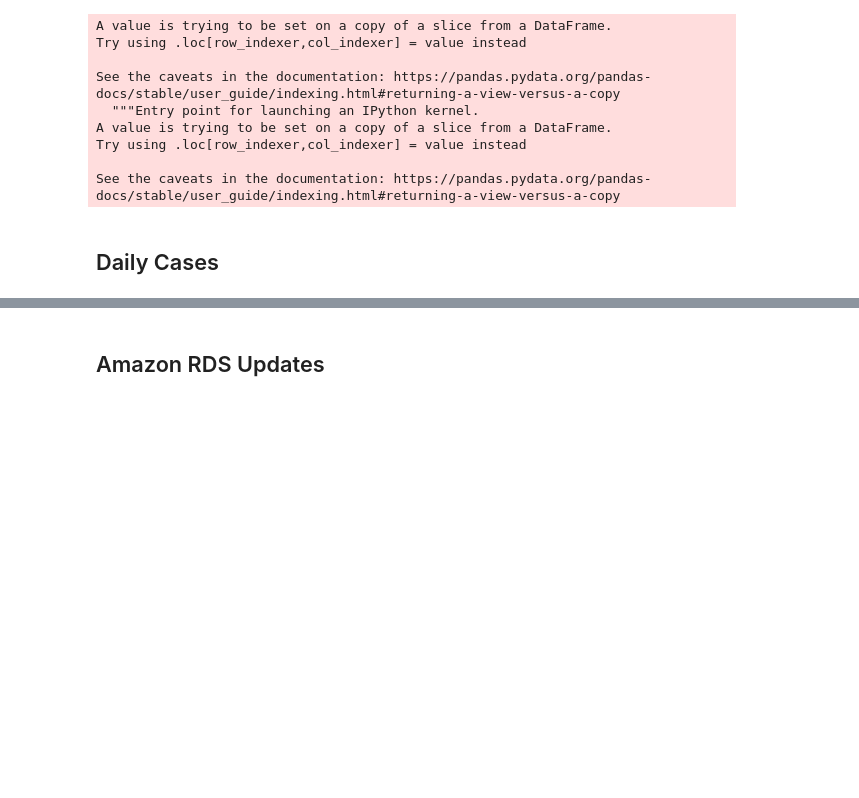
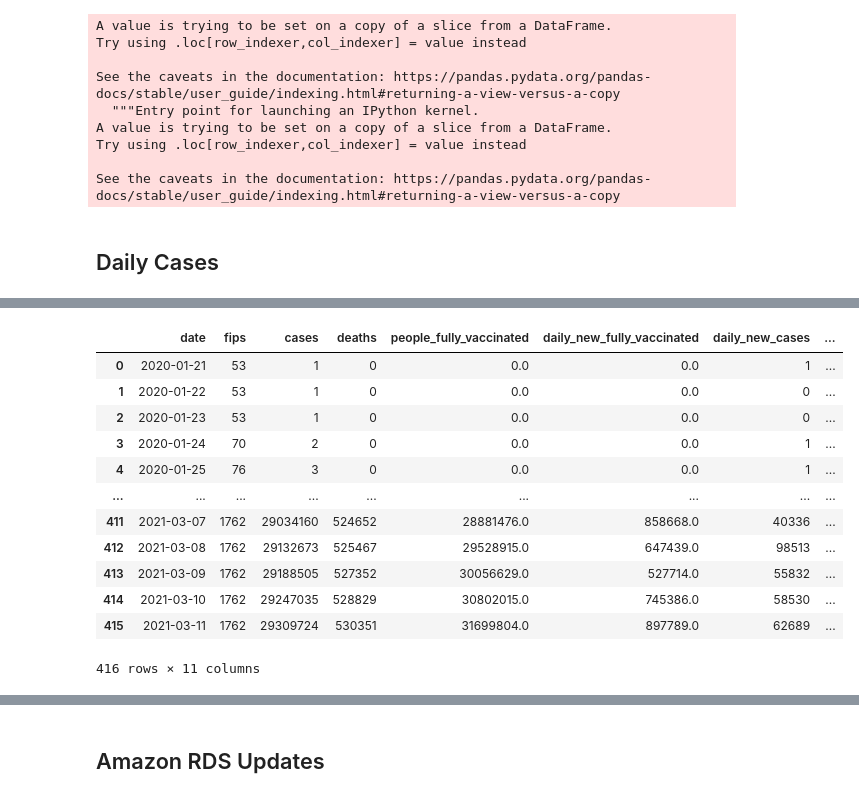
Before and after one commit to CCom20/covid-ml-application, a Jupyter notebook: notebooks/data_cleaning_notebook.ipynb, the cells around one changed output, grey strips where cells are left out. Cells and saved outputs as stored; diff of their text form; code cells hidden in the pictures; blank space fills up the shorter version.

```diff
--- a/notebooks/data_cleaning_notebook.ipynb
+++ b/notebooks/data_cleaning_notebook.ipynb
@@ -270,15 +328,20 @@ daily_new_cases_df
 # %%
-daily_new_cases_df["6_month_immunity_est"] = daily_new_cases_df.rolling(190)["daily_new_cases"].sum()
+daily_new_cases_df["6_month_immunity_est"] = daily_new_cases_df.rolling(180)["new_cases_shift"].sum()
 # %%
 daily_new_cases_df = daily_new_cases_df.fillna(0)
-# %%
-daily_new_cases_df["date"] = daily_new_cases_df["date"].dt.strftime("%Y-%d-%m")
-# %%
-# daily_new_cases_df["date"]= pd.to_datetime(daily_new_cases_df["date"])
-for index, row in daily_new_cases_df.iterrows():
-    date = dt.datetime.strptime(row["date"], "%Y-%d-%m")
-    date2 = dt.datetime.strftime(date, "%Y-%m-%d")
-    daily_new_cases_df.at[index, "date"] = date2
-#     print(date2)
-# %%
-daily_new_cases_df["date"] = pd.to_datetime(daily_new_cases_df["date"])
+# %%
+daily_new_cases_df
+# %% [output]
+|  | date | fips | cases | deaths | people_fully_vaccinated | daily_new_fully_vaccinated | daily_new_cases | ... |
+| 0 | 2020-01-21 | 53 | 1 | 0 | 0.0 | 0.0 | 1 | ... |
+| 1 | 2020-01-22 | 53 | 1 | 0 | 0.0 | 0.0 | 0 | ... |
+| 2 | 2020-01-23 | 53 | 1 | 0 | 0.0 | 0.0 | 0 | ... |
+| 3 | 2020-01-24 | 70 | 2 | 0 | 0.0 | 0.0 | 1 | ... |
+| 4 | 2020-01-25 | 76 | 3 | 0 | 0.0 | 0.0 | 1 | ... |
+| ... | ... | ... | ... | ... | ... | ... | ... | ... |
+| 411 | 2021-03-07 | 1762 | 29034160 | 524652 | 28881476.0 | 858668.0 | 40336 | ... |
+| 412 | 2021-03-08 | 1762 | 29132673 | 525467 | 29528915.0 | 647439.0 | 98513 | ... |
+| 413 | 2021-03-09 | 1762 | 29188505 | 527352 | 30056629.0 | 527714.0 | 55832 | ... |
+| 414 | 2021-03-10 | 1762 | 29247035 | 528829 | 30802015.0 | 745386.0 | 58530 | ... |
+| 415 | 2021-03-11 | 1762 | 29309724 | 530351 | 31699804.0 | 897789.0 | 62689 | ... |
+416 rows × 11 columns
```
Also changed, not shown: parts of 18 cells of this notebook, 9 other files.
